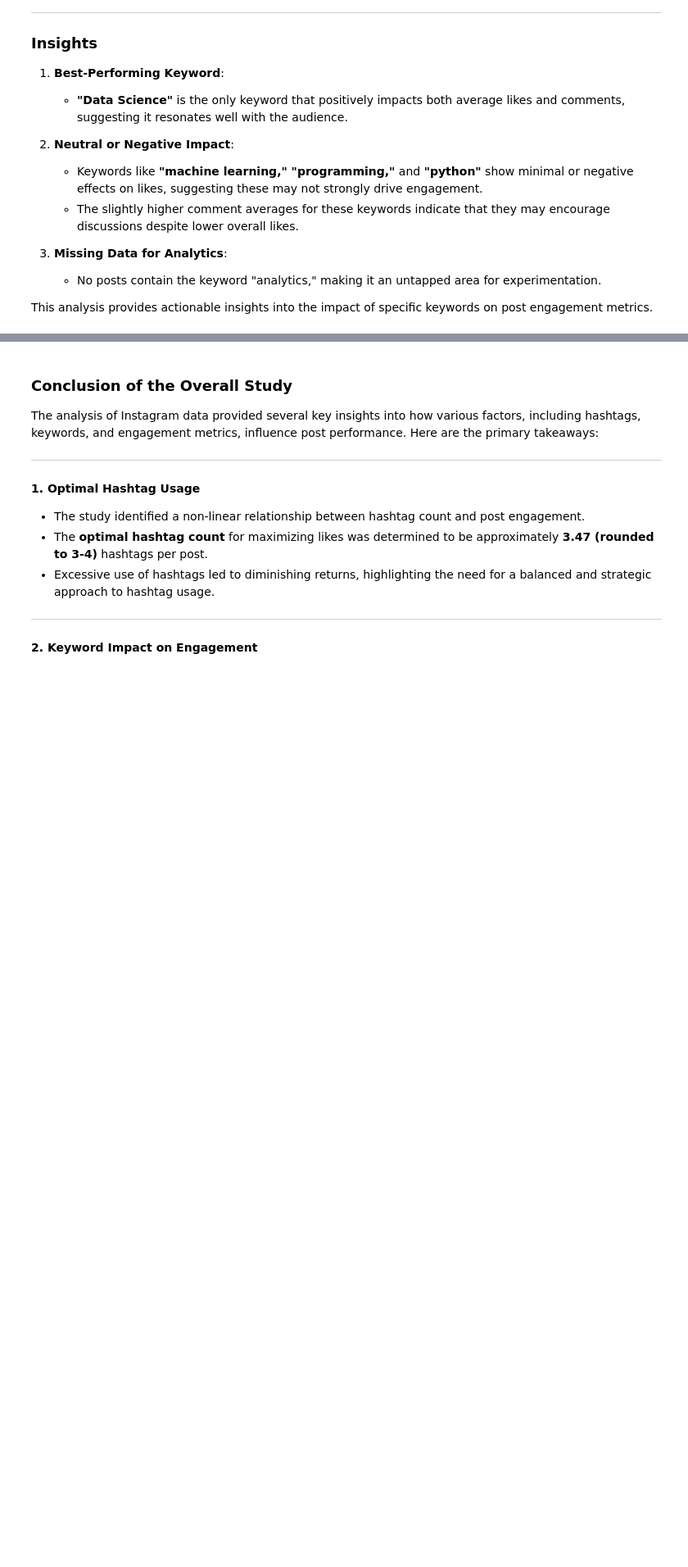
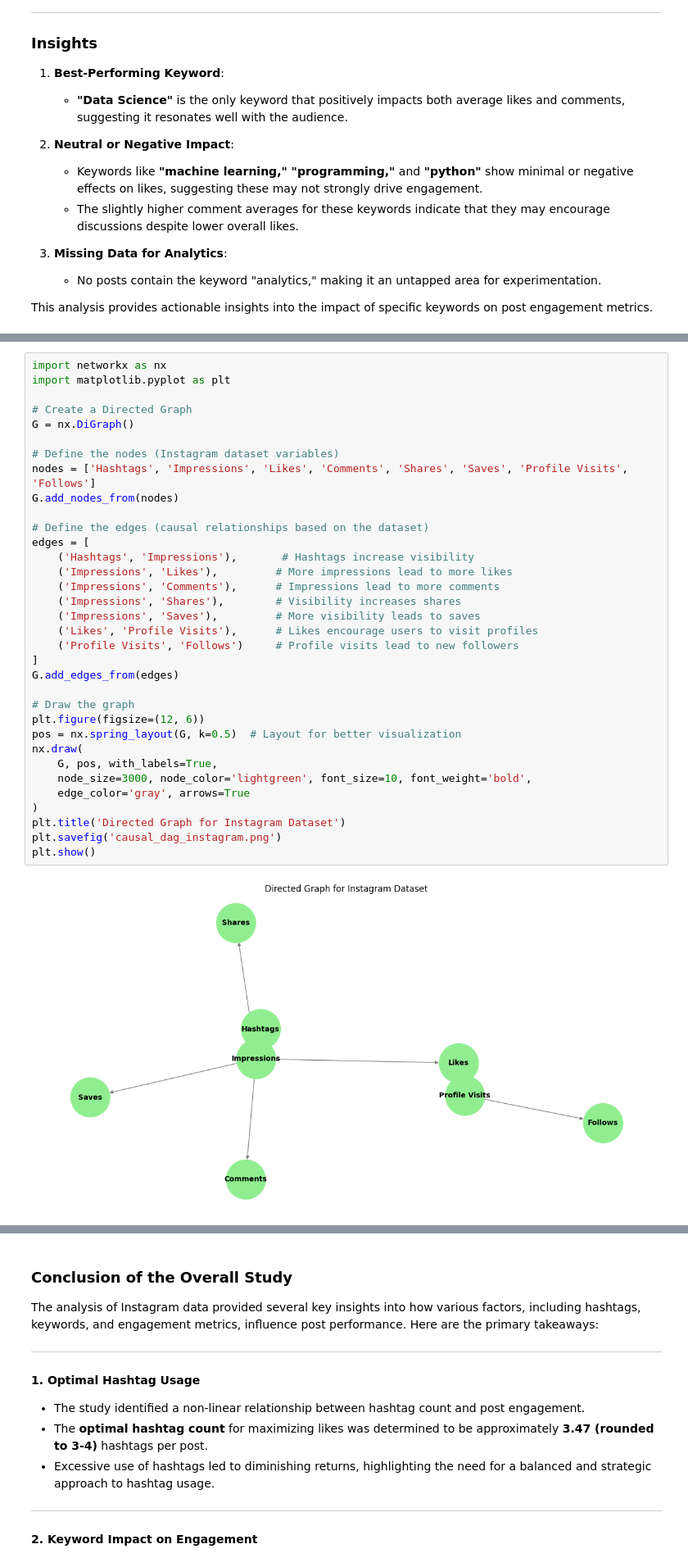
Before and after one commit to Payal2000/Crash-Course-in-Causality-Written-Section-Payal-Nagaonkar, a Jupyter notebook: Crash_Course_in_Causality.ipynb, the cells around one changed output, grey strips where cells are left out. Shown at 82% size. Drawn from its saved outputs; the diff is of its cells as text; blank space fills up the shorter version.

Commit message:
Notebook for Causality

```diff
--- a/Crash_Course_in_Causality.ipynb
+++ b/Crash_Course_in_Causality.ipynb
@@ -1709,0 +1751,36 @@ This analysis provides actionable insights into the impact of specific keywords
+# %%
+import networkx as nx
+import matplotlib.pyplot as plt
+
+# Create a Directed Graph
+G = nx.DiGraph()
+
+# Define the nodes (Instagram dataset variables)
+nodes = ['Hashtags', 'Impressions', 'Likes', 'Comments', 'Shares', 'Saves', 'Profile Visits', 'Follows']
+G.add_nodes_from(nodes)
+
+# Define the edges (causal relationships based on the dataset)
+edges = [
+    ('Hashtags', 'Impressions'),       # Hashtags increase visibility
+    ('Impressions', 'Likes'),         # More impressions lead to more likes
+    ('Impressions', 'Comments'),      # Impressions lead to more comments
+    ('Impressions', 'Shares'),        # Visibility increases shares
+    ('Impressions', 'Saves'),         # More visibility leads to saves
+    ('Likes', 'Profile Visits'),      # Likes encourage users to visit profiles
+    ('Profile Visits', 'Follows')     # Profile visits lead to new followers
+]
+G.add_edges_from(edges)
+
+# Draw the graph
+plt.figure(figsize=(12, 6))
+pos = nx.spring_layout(G, k=0.5)  # Layout for better visualization
+nx.draw(
+    G, pos, with_labels=True,
+    node_size=3000, node_color='lightgreen', font_size=10, font_weight='bold',
+    edge_color='gray', arrows=True
+)
+plt.title('Directed Graph for Instagram Dataset')
+plt.savefig('causal_dag_instagram.png')
+plt.show()
+# %% [output]
+[figure, added]
```
Also changed, not shown: parts of 2 cells of this notebook.
